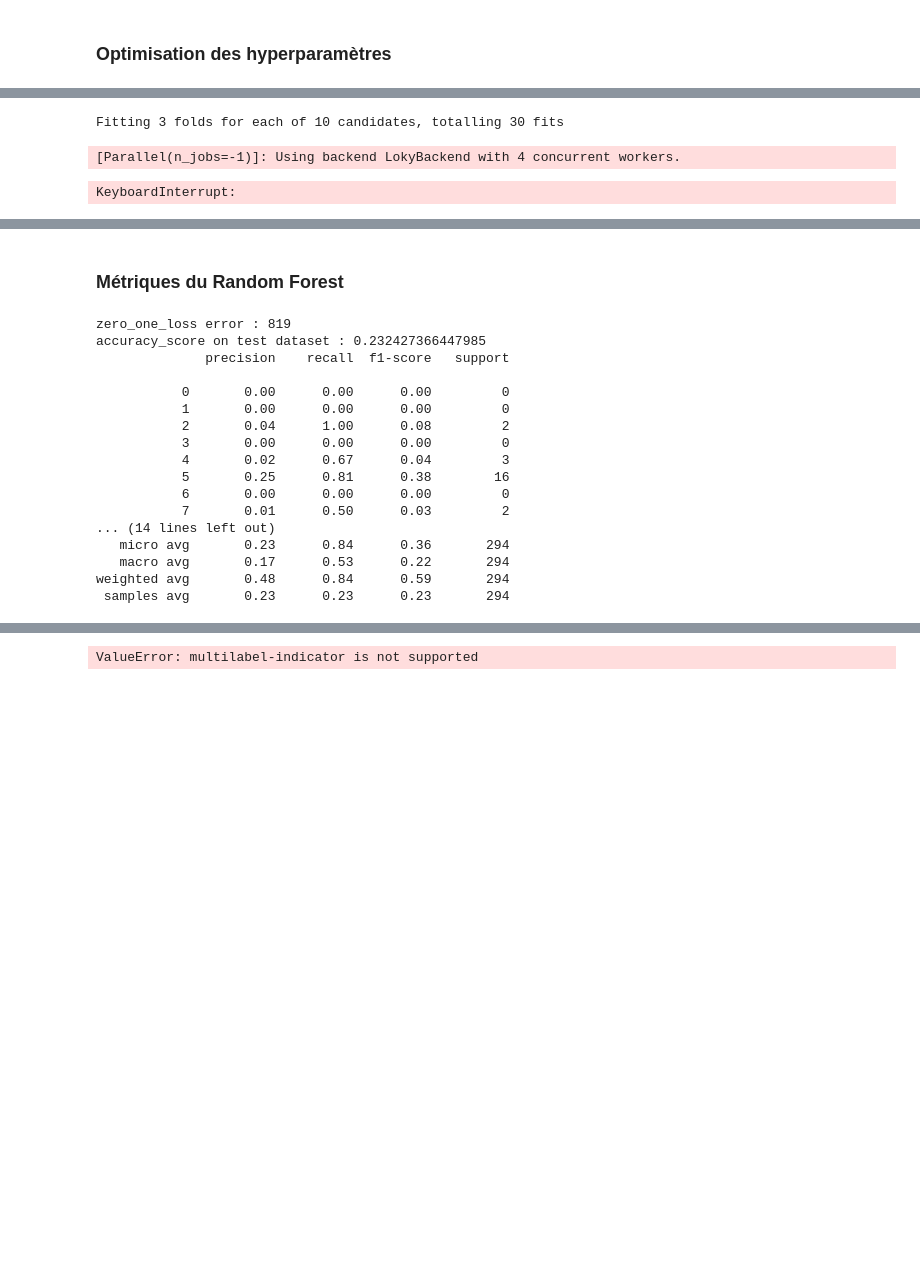
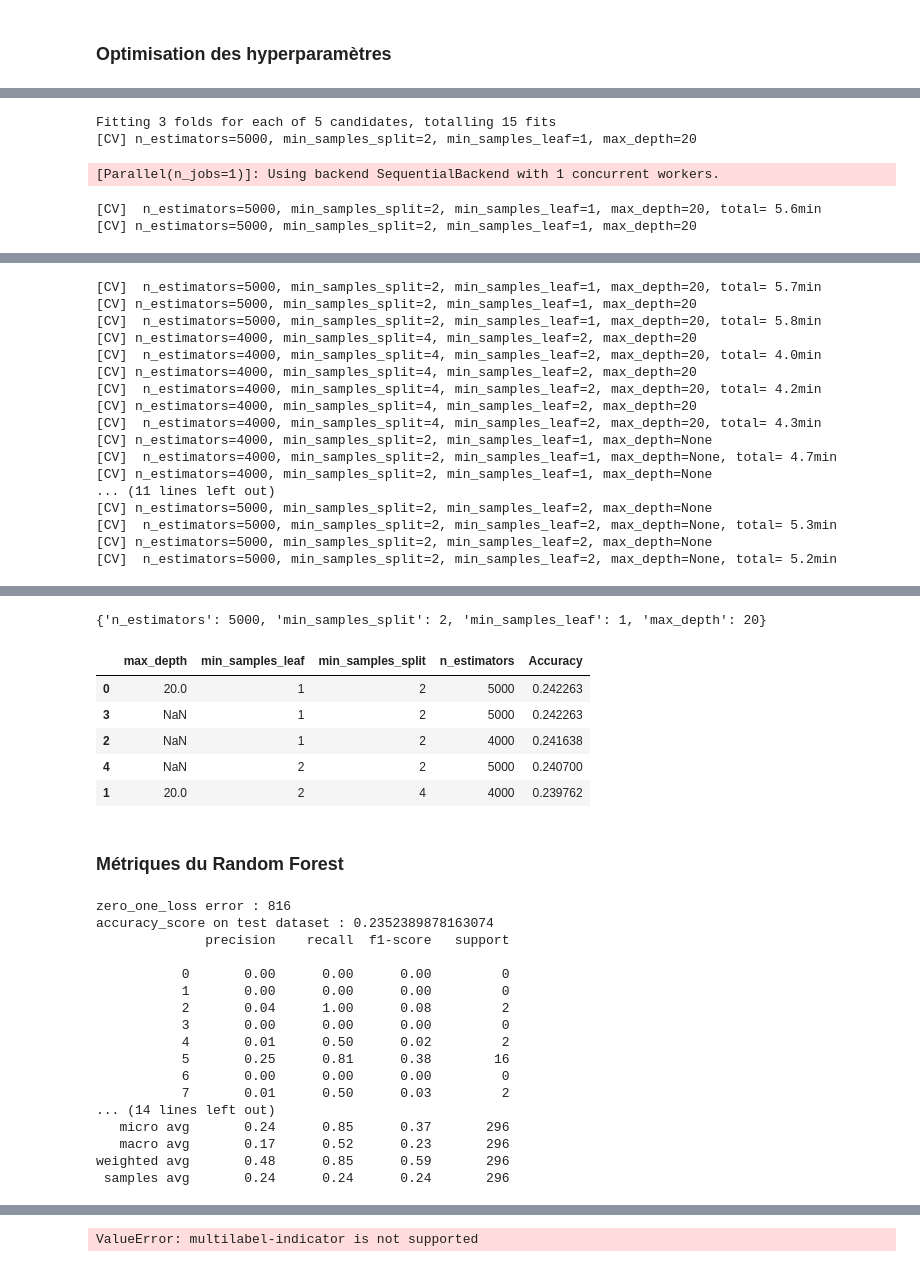
Before and after one commit to taminemelissa/multi-label-classification, a Jupyter notebook: Notebook random forest.ipynb, the cells around one changed output, grey strips where cells are left out. Cells and saved outputs as stored; diff of their text form; code cells hidden in the pictures; blank space fills up the shorter version.

```diff
--- a/Notebook random forest.ipynb
+++ b/Notebook random forest.ipynb
@@ -246,0 +294,10 @@ Testing Labels Shape: (1067, 21)
+# %%
+# nombre d'arbres
+n_estimators = [ 4000, 5000]
+# profondeur max de l'arbre
+max_depth = [20]
+max_depth.append(None)
+# nombre d'échantillon min nécessaire par noeuds
+min_samples_split = [2, 4]#[2]
+# nombre d'échantillon min nécessaire par feuilles
+min_samples_leaf = [1, 2]#[1]
@@ -249,7 +319,7 @@ Testing Labels Shape: (1067, 21)
 rf = RandomForestClassifier(random_state = 0, max_features = 'sqrt', bootstrap = True)
 
 # random search
-rf_random = RandomizedSearchCV(estimator = rf, param_distributions = random_grid, n_iter = 10, cv = 3, verbose=2, random_state=0, n_jobs = -1)
+rf_random = RandomizedSearchCV(estimator = rf, param_distributions = random_grid, n_iter = 5, cv = 3, verbose=2, random_state=0, n_jobs = 1)
 
 # fit le modèle
 rf_random.fit(train_features, train_labels)
@@ -259,6 +329,8 @@ pd_res = pd_res.sort_values('Accuracy', ascending=False)
 print(rf_random.best_params_)
 pd_res.head(5)
 # %% [output]
-Fitting 3 folds for each of 10 candidates, totalling 30 fits
+Fitting 3 folds for each of 5 candidates, totalling 15 fits
+[CV] n_estimators=5000, min_samples_split=2, min_samples_leaf=1, max_depth=20
-[Parallel(n_jobs=-1)]: Using backend LokyBackend with 4 concurrent workers.
+[Parallel(n_jobs=1)]: Using backend SequentialBackend with 1 concurrent workers.
-KeyboardInterrupt:
+[CV]  n_estimators=5000, min_samples_split=2, min_samples_leaf=1, max_depth=20, total= 5.6min
+[CV] n_estimators=5000, min_samples_split=2, min_samples_leaf=1, max_depth=20
@@ -264,0 +338,17 @@ KeyboardInterrupt:
+[CV]  n_estimators=5000, min_samples_split=2, min_samples_leaf=1, max_depth=20, total= 5.7min
+[CV] n_estimators=5000, min_samples_split=2, min_samples_leaf=1, max_depth=20
+[CV]  n_estimators=5000, min_samples_split=2, min_samples_leaf=1, max_depth=20, total= 5.8min
+[CV] n_estimators=4000, min_samples_split=4, min_samples_leaf=2, max_depth=20
+[CV]  n_estimators=4000, min_samples_split=4, min_samples_leaf=2, max_depth=20, total= 4.0min
+[CV] n_estimators=4000, min_samples_split=4, min_samples_leaf=2, max_depth=20
+[CV]  n_estimators=4000, min_samples_split=4, min_samples_leaf=2, max_depth=20, total= 4.2min
+[CV] n_estimators=4000, min_samples_split=4, min_samples_leaf=2, max_depth=20
+[CV]  n_estimators=4000, min_samples_split=4, min_samples_leaf=2, max_depth=20, total= 4.3min
+[CV] n_estimators=4000, min_samples_split=2, min_samples_leaf=1, max_depth=None
+[CV]  n_estimators=4000, min_samples_split=2, min_samples_leaf=1, max_depth=None, total= 4.7min
+[CV] n_estimators=4000, min_samples_split=2, min_samples_leaf=1, max_depth=None
+... (11 lines left out)
+[CV] n_estimators=5000, min_samples_split=2, min_samples_leaf=2, max_depth=None
+[CV]  n_estimators=5000, min_samples_split=2, min_samples_leaf=2, max_depth=None, total= 5.3min
+[CV] n_estimators=5000, min_samples_split=2, min_samples_leaf=2, max_depth=None
+[CV]  n_estimators=5000, min_samples_split=2, min_samples_leaf=2, max_depth=None, total= 5.2min
@@ -265,8 +356,15 @@ KeyboardInterrupt:
+{'n_estimators': 5000, 'min_samples_split': 2, 'min_samples_leaf': 1, 'max_depth': 20}
+|  | max_depth | min_samples_leaf | min_samples_split | n_estimators | Accuracy |
+| 0 | 20.0 | 1 | 2 | 5000 | 0.242263 |
+| 3 | NaN | 1 | 2 | 5000 | 0.242263 |
+| 2 | NaN | 1 | 2 | 4000 | 0.241638 |
+| 4 | NaN | 2 | 2 | 5000 | 0.240700 |
+| 1 | 20.0 | 2 | 4 | 4000 | 0.239762 |
 # %% [markdown]
 ### Métriques du Random Forest
 # %%
 # création du modèle
-rf = RandomForestClassifier(n_estimators=4000, max_features='sqrt', max_depth=20, min_samples_split=2, min_samples_leaf=1, bootstrap=True, criterion='gini' ,random_state=0)
+rf = RandomForestClassifier(n_estimators=5000, max_features='sqrt', max_depth=20, min_samples_split=2, min_samples_leaf=1, bootstrap=True, criterion='gini' ,random_state=0)
 
 # fit le modèle
 rf.fit(train_features, train_labels)
@@ -284,20 +382,20 @@ print('accuracy_score on test dataset :', accuracy_test)
 
 print(classification_report(predictions, test_labels))
 # %% [output]
-zero_one_loss error : 819
-accuracy_score on test dataset : 0.232427366447985
+zero_one_loss error : 816
+accuracy_score on test dataset : 0.2352389878163074
               precision    recall  f1-score   support
 
            0       0.00      0.00      0.00         0
            1       0.00      0.00      0.00         0
            2       0.04      1.00      0.08         2
            3       0.00      0.00      0.00         0
-           4       0.02      0.67      0.04         3
+           4       0.01      0.50      0.02         2
            5       0.25      0.81      0.38        16
            6       0.00      0.00      0.00         0
            7       0.01      0.50      0.03         2
 ... (14 lines left out)
-   micro avg       0.23      0.84      0.36       294
-   macro avg       0.17      0.53      0.22       294
-weighted avg       0.48      0.84      0.59       294
- samples avg       0.23      0.23      0.23       294
+   micro avg       0.24      0.85      0.37       296
+   macro avg       0.17      0.52      0.23       296
+weighted avg       0.48      0.85      0.59       296
+ samples avg       0.24      0.24      0.24       296
```
Also changed, not shown: parts of 12 cells of this notebook.
